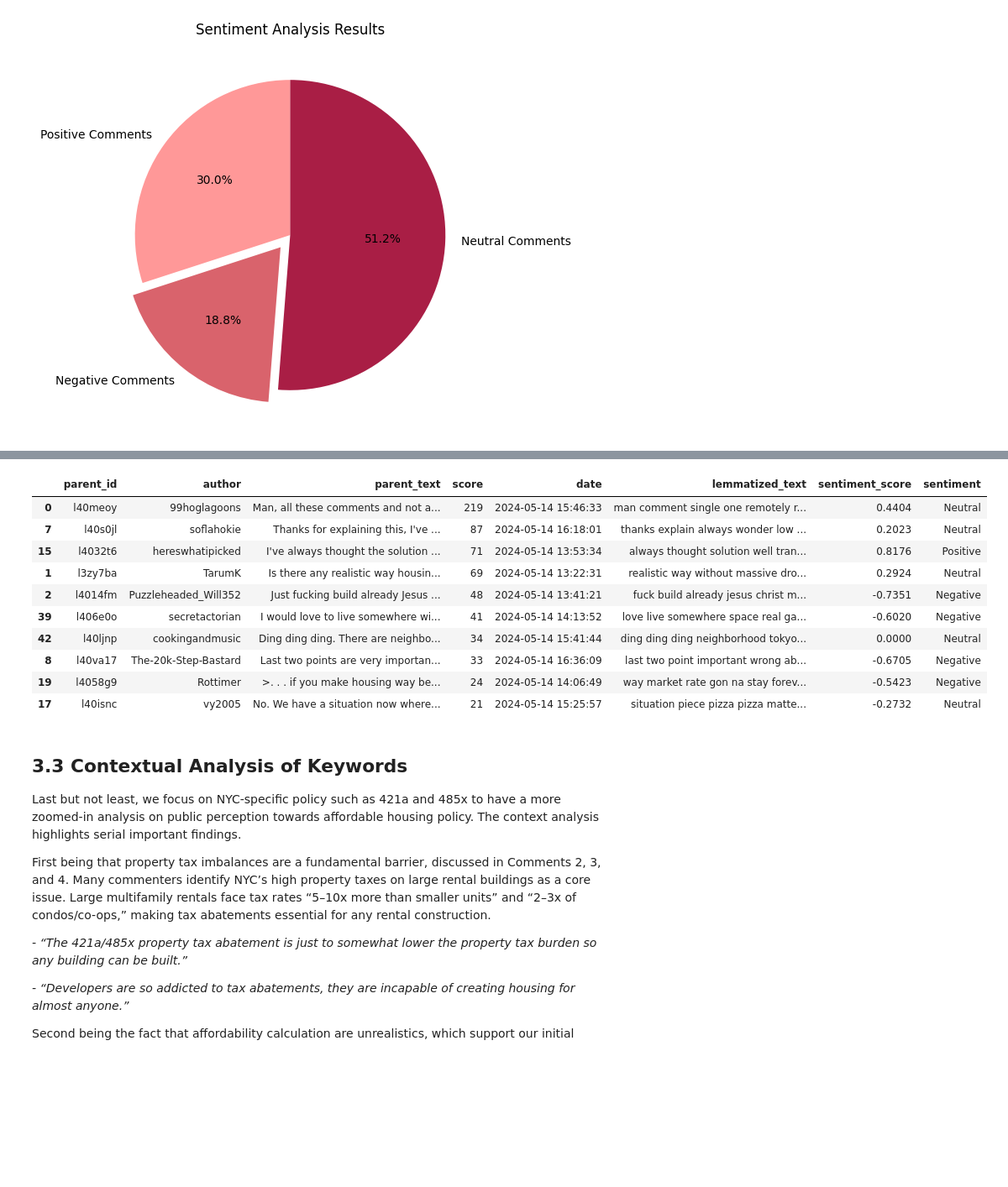
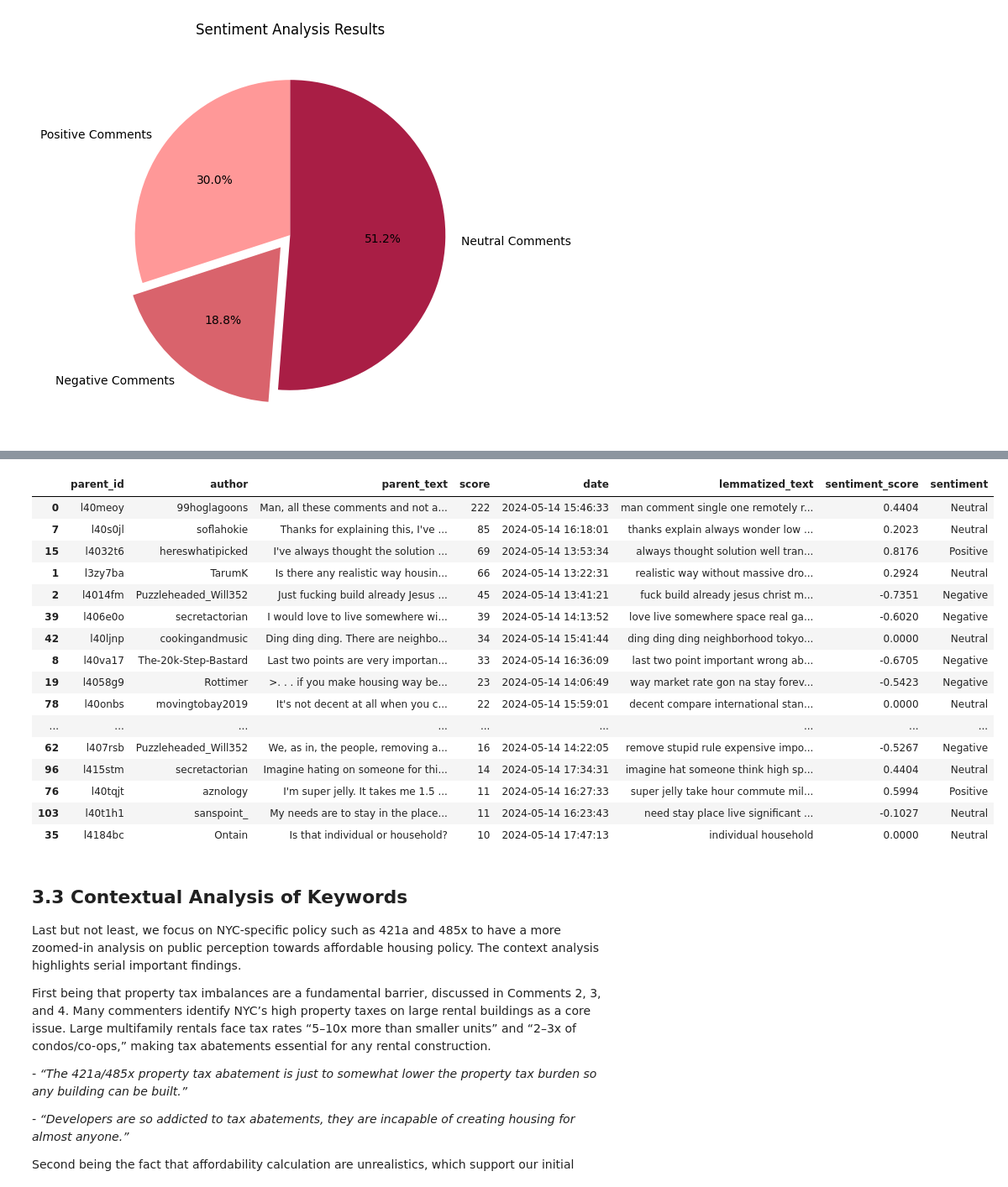
Before and after one commit to fantofan/Fanto-s-Final-Project, a Jupyter notebook: Final_Project_Code.ipynb, the cells around one changed output, grey strips where cells are left out. Shown at 84% size. Drawn from its saved outputs; the diff is of its cells as text; code cells hidden in the pictures; blank space fills up the shorter version.

```diff
--- a/Final_Project_Code.ipynb
+++ b/Final_Project_Code.ipynb
@@ -708,17 +713,23 @@ plt.show()
-# %%
-top10score_df
-# %% [output]
-|  | parent_id | author | parent_text | score | date | lemmatized_text | sentiment_score | sentiment |
-| 0 | l40meoy | 99hoglagoons | Man, all these comments and not a... | 219 | 2024-05-14 15:46:33 | man comment single one remotely r... | 0.4404 | Neutral |
-| 7 | l40s0jl | soflahokie | Thanks for explaining this, I've ... | 87 | 2024-05-14 16:18:01 | thanks explain always wonder low ... | 0.2023 | Neutral |
-| 15 | l4032t6 | hereswhatipicked | I've always thought the solution ... | 71 | 2024-05-14 13:53:34 | always thought solution well tran... | 0.8176 | Positive |
-| 1 | l3zy7ba | TarumK | Is there any realistic way housin... | 69 | 2024-05-14 13:22:31 | realistic way without massive dro... | 0.2924 | Neutral |
-| 2 | l4014fm | Puzzleheaded_Will352 | Just fucking build already Jesus ... | 48 | 2024-05-14 13:41:21 | fuck build already jesus christ m... | -0.7351 | Negative |
-| 39 | l406e0o | secretactorian | I would love to live somewhere wi... | 41 | 2024-05-14 14:13:52 | love live somewhere space real ga... | -0.6020 | Negative |
-| 42 | l40ljnp | cookingandmusic | Ding ding ding. There are neighbo... | 34 | 2024-05-14 15:41:44 | ding ding ding neighborhood tokyo... | 0.0000 | Neutral |
-| 8 | l40va17 | The-20k-Step-Bastard | Last two points are very importan... | 33 | 2024-05-14 16:36:09 | last two point important wrong ab... | -0.6705 | Negative |
-| 19 | l4058g9 | Rottimer | >. . . if you make housing way be... | 24 | 2024-05-14 14:06:49 | way market rate gon na stay forev... | -0.5423 | Negative |
-| 17 | l40isnc | vy2005 | No. We have a situation now where... | 21 | 2024-05-14 15:25:57 | situation piece pizza pizza matte... | -0.2732 | Neutral |
+# %%
+top20score_df
+# %% [output]
+|  | parent_id | author | parent_text | score | date | lemmatized_text | sentiment_score | sentiment |
+| 0 | l40meoy | 99hoglagoons | Man, all these comments and not a... | 222 | 2024-05-14 15:46:33 | man comment single one remotely r... | 0.4404 | Neutral |
+| 7 | l40s0jl | soflahokie | Thanks for explaining this, I've ... | 85 | 2024-05-14 16:18:01 | thanks explain always wonder low ... | 0.2023 | Neutral |
+| 15 | l4032t6 | hereswhatipicked | I've always thought the solution ... | 69 | 2024-05-14 13:53:34 | always thought solution well tran... | 0.8176 | Positive |
+| 1 | l3zy7ba | TarumK | Is there any realistic way housin... | 66 | 2024-05-14 13:22:31 | realistic way without massive dro... | 0.2924 | Neutral |
+| 2 | l4014fm | Puzzleheaded_Will352 | Just fucking build already Jesus ... | 45 | 2024-05-14 13:41:21 | fuck build already jesus christ m... | -0.7351 | Negative |
+| 39 | l406e0o | secretactorian | I would love to live somewhere wi... | 39 | 2024-05-14 14:13:52 | love live somewhere space real ga... | -0.6020 | Negative |
+| 42 | l40ljnp | cookingandmusic | Ding ding ding. There are neighbo... | 34 | 2024-05-14 15:41:44 | ding ding ding neighborhood tokyo... | 0.0000 | Neutral |
+| 8 | l40va17 | The-20k-Step-Bastard | Last two points are very importan... | 33 | 2024-05-14 16:36:09 | last two point important wrong ab... | -0.6705 | Negative |
+| 19 | l4058g9 | Rottimer | >. . . if you make housing way be... | 23 | 2024-05-14 14:06:49 | way market rate gon na stay forev... | -0.5423 | Negative |
+| 78 | l40onbs | movingtobay2019 | It's not decent at all when you c... | 22 | 2024-05-14 15:59:01 | decent compare international stan... | 0.0000 | Neutral |
+| ... | ... | ... | ... | ... | ... | ... | ... | ... |
+| 62 | l407rsb | Puzzleheaded_Will352 | We, as in, the people, removing a... | 16 | 2024-05-14 14:22:05 | remove stupid rule expensive impo... | -0.5267 | Negative |
+| 96 | l415stm | secretactorian | Imagine hating on someone for thi... | 14 | 2024-05-14 17:34:31 | imagine hat someone think high sp... | 0.4404 | Neutral |
+| 76 | l40tqjt | aznology | I'm super jelly. It takes me 1.5 ... | 11 | 2024-05-14 16:27:33 | super jelly take hour commute mil... | 0.5994 | Positive |
+| 103 | l40t1h1 | sanspoint_ | My needs are to stay in the place... | 11 | 2024-05-14 16:23:43 | need stay place live significant ... | -0.1027 | Neutral |
+| 35 | l4184bc | Ontain | Is that individual or household? | 10 | 2024-05-14 17:47:13 | individual household | 0.0000 | Neutral |
 # %% [markdown]
 ## 3.3 Contextual Analysis of Keywords
 
```
Also changed, not shown: parts of 20 cells of this notebook.
